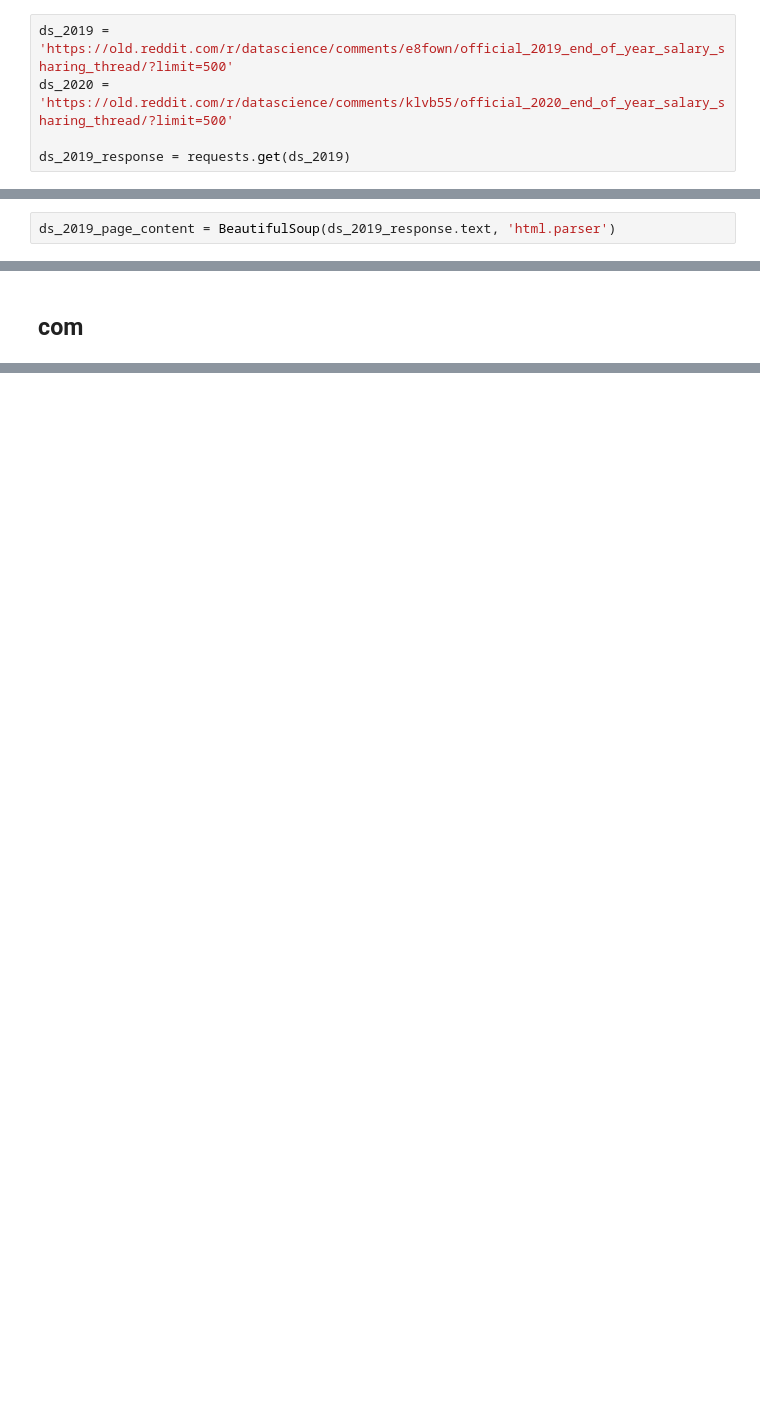
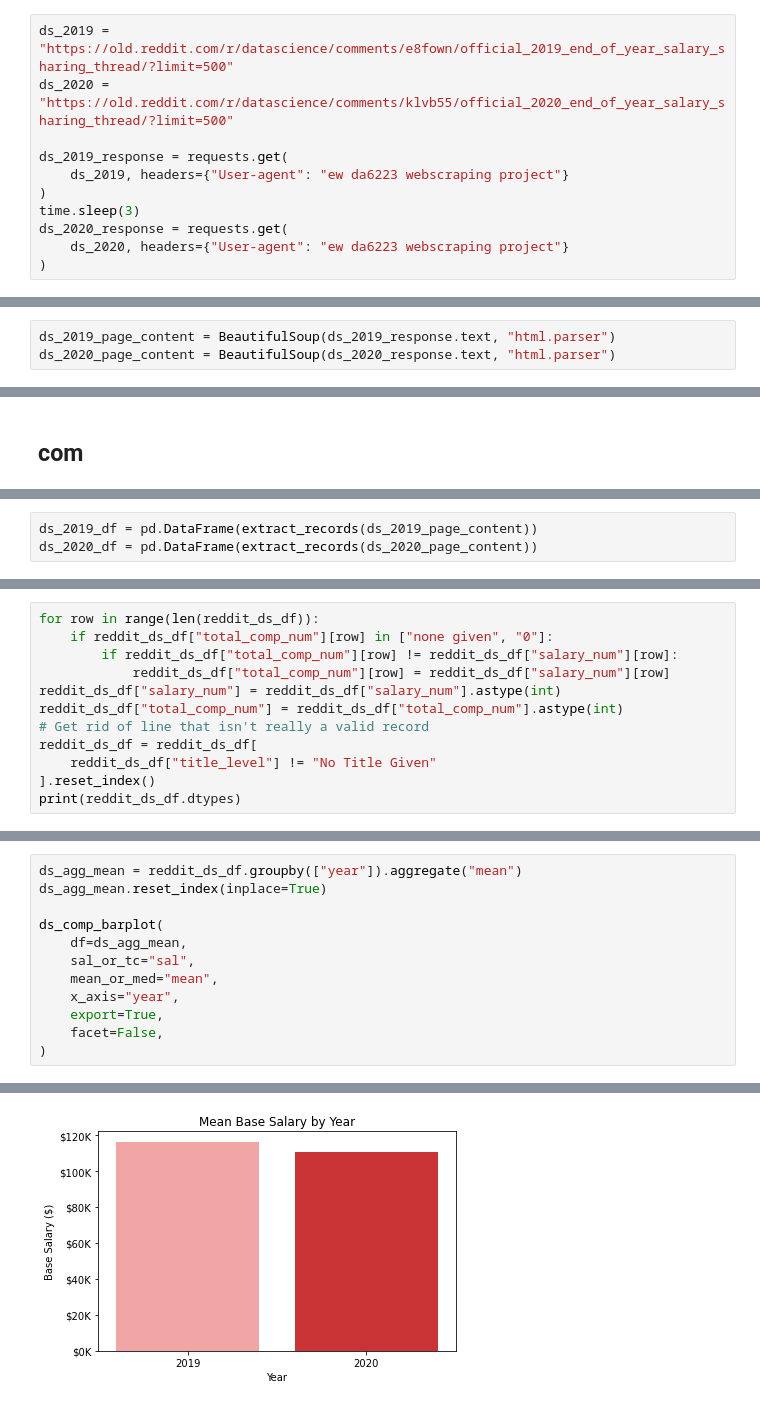
Before and after one commit to edmundworden/da6223_webscraping, a Jupyter notebook: reddit_data_science_salaries.ipynb, the cells around one changed output, grey strips where cells are left out. Saved outputs shown, nothing was run; the diff lists cells and outputs as text; blank space fills up the shorter version.

Commit message:
finish adding plots & tables

```diff
--- a/reddit_data_science_salaries.ipynb
+++ b/reddit_data_science_salaries.ipynb
@@ -11,5 +23,11 @@ import numpy
 # %%
-ds_2019 = 'https://old.reddit.com/r/datascience/comments/e8fown/official_2019_end_of_year_salary_sharing_thread/?limit=500'
-ds_2020 = 'https://old.reddit.com/r/datascience/comments/klvb55/official_2020_end_of_year_salary_sharing_thread/?limit=500'
+ds_2019 = "https://old.reddit.com/r/datascience/comments/e8fown/official_2019_end_of_year_salary_sharing_thread/?limit=500"
+ds_2020 = "https://old.reddit.com/r/datascience/comments/klvb55/official_2020_end_of_year_salary_sharing_thread/?limit=500"
 
-ds_2019_response = requests.get(ds_2019)
+ds_2019_response = requests.get(
+    ds_2019, headers={"User-agent": "ew da6223 webscraping project"}
+)
+time.sleep(3)
+ds_2020_response = requests.get(
+    ds_2020, headers={"User-agent": "ew da6223 webscraping project"}
+)
@@ -25,2 +40,3 @@ print(ds_2019_response)
 # %%
-ds_2019_page_content = BeautifulSoup(ds_2019_response.text, 'html.parser')
+ds_2019_page_content = BeautifulSoup(ds_2019_response.text, "html.parser")
+ds_2020_page_content = BeautifulSoup(ds_2020_response.text, "html.parser")
@@ -124,0 +152,3 @@ print(len(ds_2019_salary_records))
+# %%
+ds_2019_df = pd.DataFrame(extract_records(ds_2019_page_content))
+ds_2020_df = pd.DataFrame(extract_records(ds_2020_page_content))
@@ -124,0 +567,12 @@ print(len(ds_2019_salary_records))
+# %%
+for row in range(len(reddit_ds_df)):
+    if reddit_ds_df["total_comp_num"][row] in ["none given", "0"]:
+        if reddit_ds_df["total_comp_num"][row] != reddit_ds_df["salary_num"][row]:
+            reddit_ds_df["total_comp_num"][row] = reddit_ds_df["salary_num"][row]
+reddit_ds_df["salary_num"] = reddit_ds_df["salary_num"].astype(int)
+reddit_ds_df["total_comp_num"] = reddit_ds_df["total_comp_num"].astype(int)
+# Get rid of line that isn't really a valid record
+reddit_ds_df = reddit_ds_df[
+    reddit_ds_df["title_level"] != "No Title Given"
+].reset_index()
+print(reddit_ds_df.dtypes)
@@ -124,0 +665,13 @@ print(len(ds_2019_salary_records))
+# %%
+ds_agg_mean = reddit_ds_df.groupby(["year"]).aggregate("mean")
+ds_agg_mean.reset_index(inplace=True)
+
+ds_comp_barplot(
+    df=ds_agg_mean,
+    sal_or_tc="sal",
+    mean_or_med="mean",
+    x_axis="year",
+    export=True,
+    facet=False,
+)
+# %% [output]
@@ -124,0 +680 @@ print(len(ds_2019_salary_records))
+[figure, added]
```
Also changed, not shown: parts of 48 cells of this notebook.
